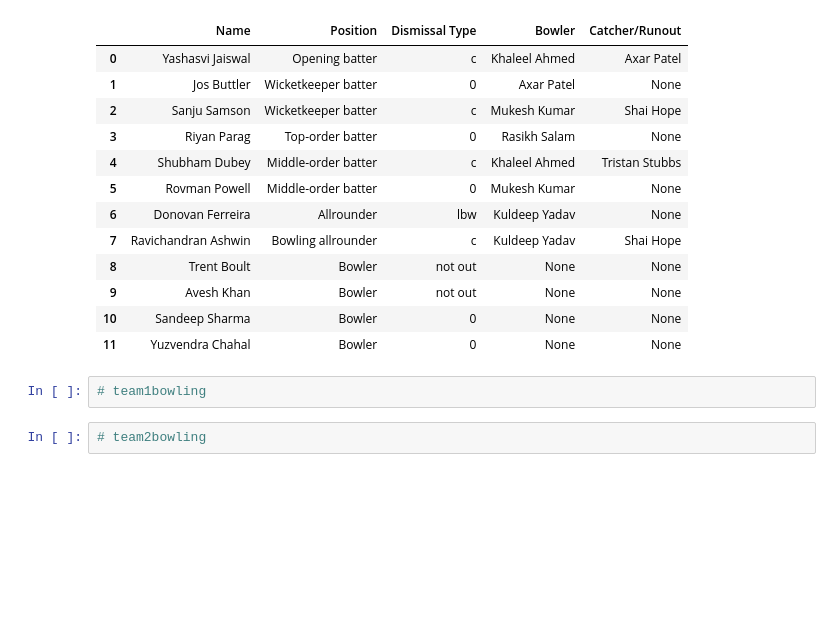
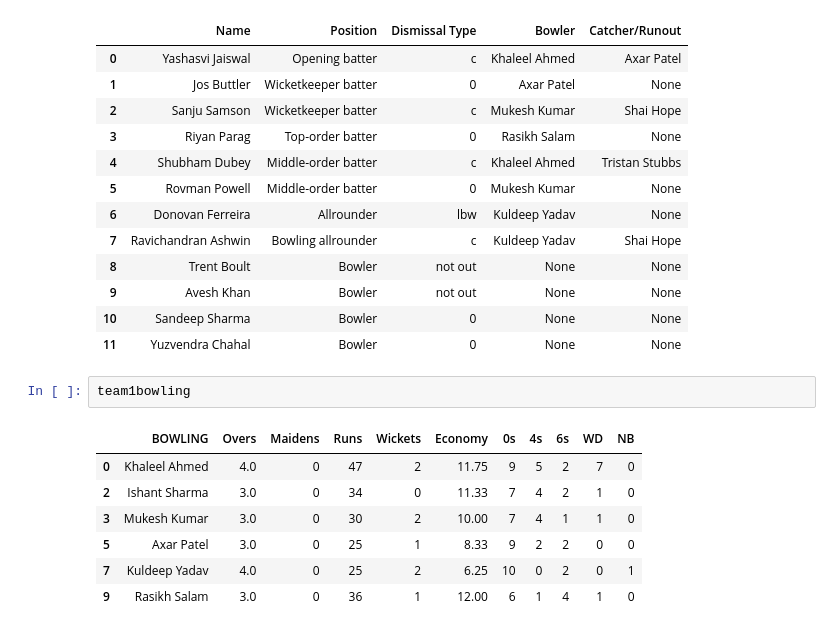
Before and after one commit to TheLameOne/dream11, a Jupyter notebook: fantasypoints.ipynb, the cells around one changed output. Saved outputs shown, nothing was run; the diff lists cells and outputs as text; blank space fills up the shorter version.

```diff
--- a/fantasypoints.ipynb
+++ b/fantasypoints.ipynb
@@ -395,7 +352,13 @@ team2dismiss
 | 9 | Avesh Khan | Bowler | not out | None | None |
 | 10 | Sandeep Sharma | Bowler | 0 | None | None |
 | 11 | Yuzvendra Chahal | Bowler | 0 | None | None |
-# %%
-# team1bowling
-# %%
-# team2bowling
+# %%
+team1bowling
+# %% [output]
+|  | BOWLING | Overs | Maidens | Runs | Wickets | Economy | 0s | 4s | 6s | WD | NB |
+| 0 | Khaleel Ahmed | 4.0 | 0 | 47 | 2 | 11.75 | 9 | 5 | 2 | 7 | 0 |
+| 2 | Ishant Sharma | 3.0 | 0 | 34 | 0 | 11.33 | 7 | 4 | 2 | 1 | 0 |
+| 3 | Mukesh Kumar | 3.0 | 0 | 30 | 2 | 10.00 | 7 | 4 | 1 | 1 | 0 |
+| 5 | Axar Patel | 3.0 | 0 | 25 | 1 | 8.33 | 9 | 2 | 2 | 0 | 0 |
+| 7 | Kuldeep Yadav | 4.0 | 0 | 25 | 2 | 6.25 | 10 | 0 | 2 | 0 | 1 |
+| 9 | Rasikh Salam | 3.0 | 0 | 36 | 1 | 12.00 | 6 | 1 | 4 | 1 | 0 |
```
Also changed, not shown: parts of 25 cells of this notebook.
